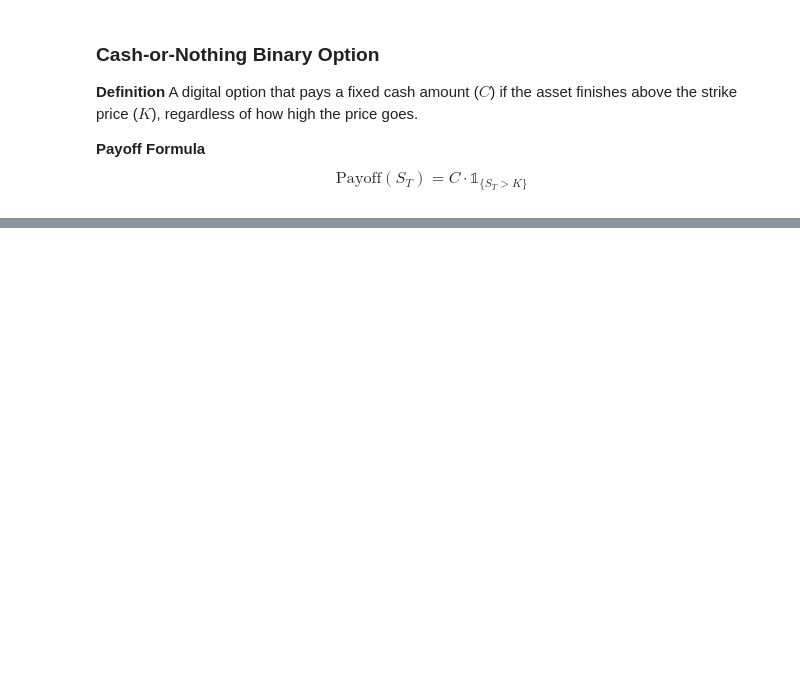
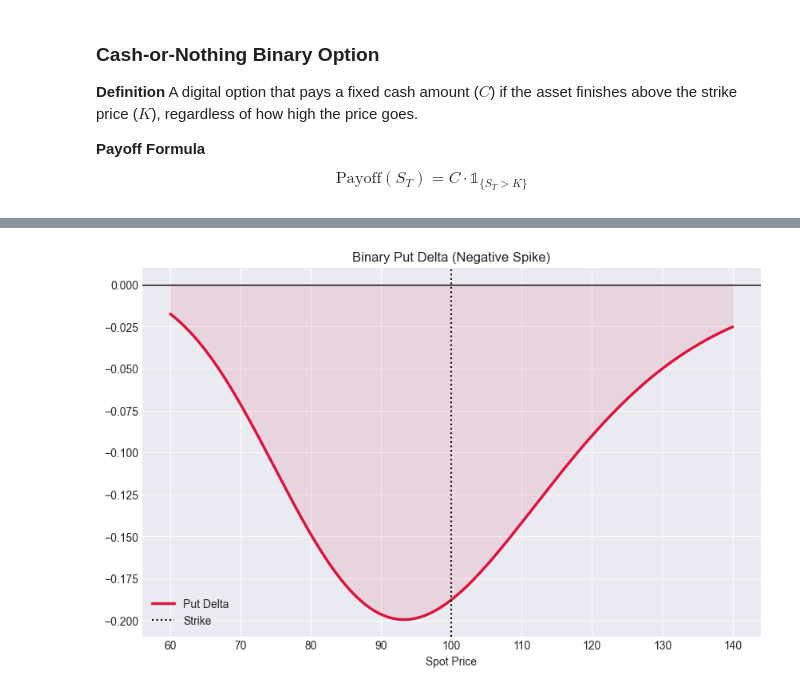
Before and after one commit to Mathis-14/Option_Pricing, a Jupyter notebook: exotics/binary_options.ipynb, the cells around one changed output, grey strips where cells are left out. Drawn from its saved outputs; the diff is of its cells as text; code cells hidden in the pictures; blank space fills up the shorter version.

```diff
--- a/exotics/binary_options.ipynb
+++ b/exotics/binary_options.ipynb
@@ -42,0 +241,19 @@ plt.show()
+# %%
+# Calculate Delta numerically or analytically
+# Using analytic formula for consistency
+d2 = (np.log(S/K) + (r - 0.5*sigma**2)*T) / (sigma*np.sqrt(T))
+delta = -(C * np.exp(-r*T) * norm.pdf(d2)) / (sigma * S * np.sqrt(T))
+
+plt.figure(figsize=(10, 6))
+plt.plot(S, delta, color='crimson', linewidth=2.5, label='Put Delta')
+plt.fill_between(S, delta, 0, color='crimson', alpha=0.1)
+
+plt.axhline(0, color='black', linewidth=1)
+plt.axvline(K, color='black', linestyle=':', label='Strike')
+
+plt.title('Binary Put Delta (Negative Spike)')
+plt.xlabel('Spot Price')
+plt.legend()
+plt.show()
+# %% [output]
+[figure, added]
```
Also changed, not shown: parts of 10 cells of this notebook.
